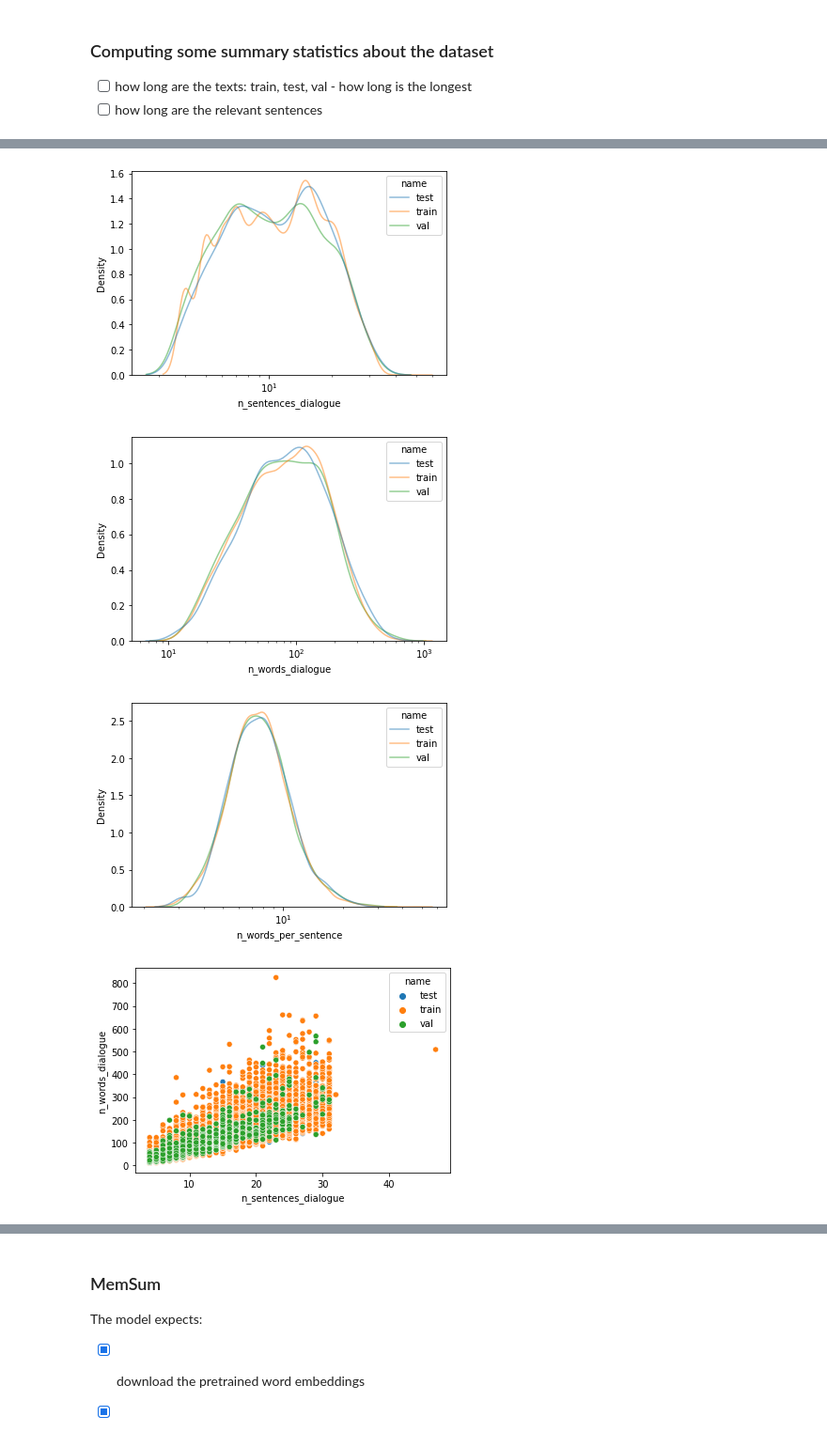
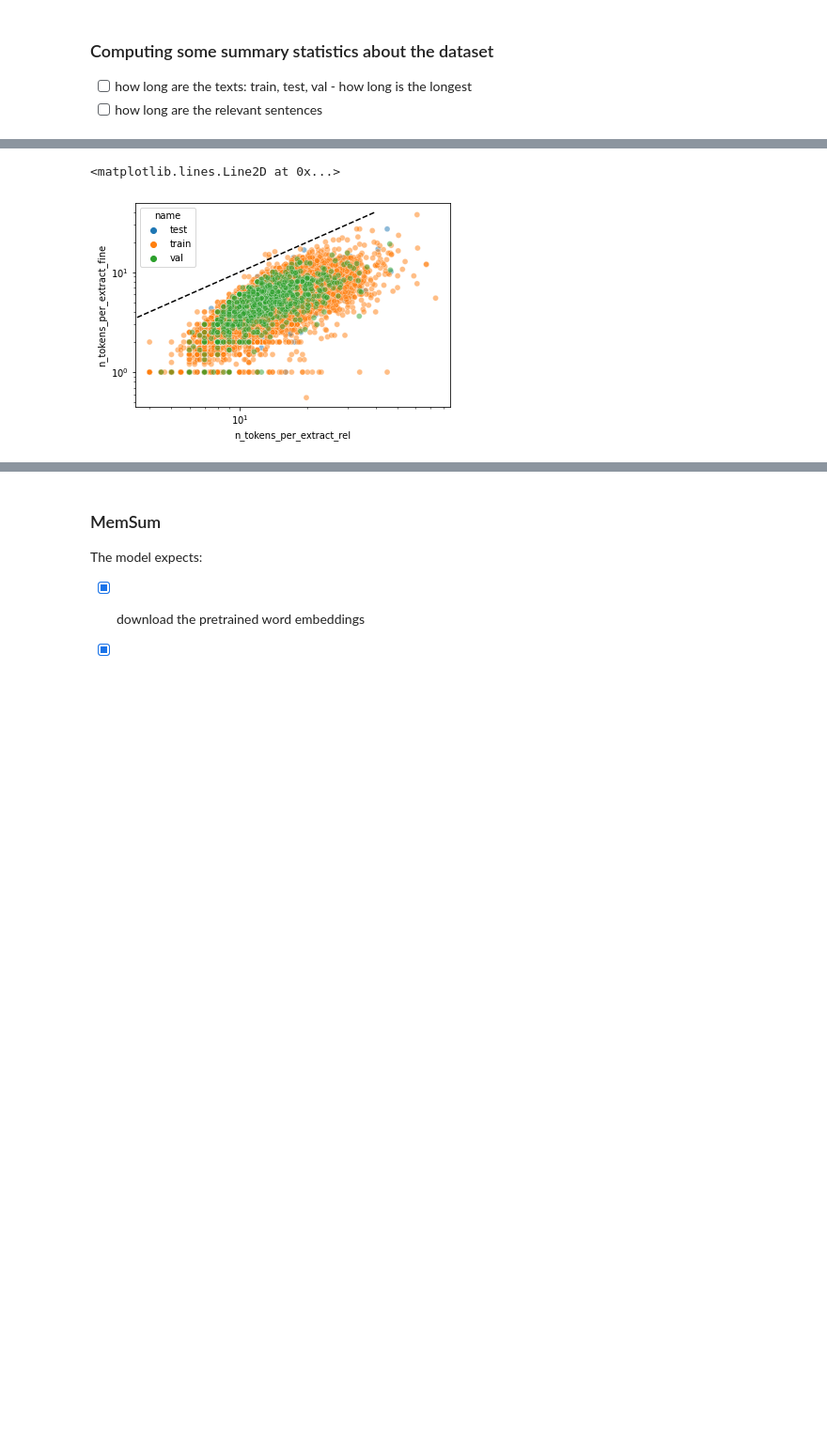
Before and after one commit to MagnusOstertag/ExtractiveSummaryModels, a Jupyter notebook: model_comparison.ipynb, the cells around one changed output, grey strips where cells are left out. Shown: that part at 94% size. Saved outputs shown, nothing was run; the diff lists cells and outputs as text; code cells hidden in the pictures; blank space fills up the shorter version.

Commit message:
tokenizer for metadata and refractoring

```diff
--- a/model_comparison.ipynb
+++ b/model_comparison.ipynb
@@ -211,22 +160,26 @@ memory usage: 1.1+ MB
 # %%
 sns.kdeplot(data=metadata, x='n_sentences_dialogue', hue='name',
             log_scale=True, common_norm=False, alpha=0.5)
 plt.show()
-sns.kdeplot(data=metadata, x='n_words_dialogue', hue='name',
+sns.kdeplot(data=metadata, x='n_tokens_dialogue', hue='name',
             log_scale=True, common_norm=False, alpha=0.5)
 plt.show()
-sns.kdeplot(data=metadata, x='n_words_per_sentence', hue='name',
+sns.kdeplot(data=metadata, x='n_tokens_per_sentence', hue='name',
             log_scale=True, common_norm=False, alpha=0.5)
 plt.show()
 
-sns.scatterplot(data=metadata, x='n_sentences_dialogue', y='n_words_dialogue', hue='name')
+sns.scatterplot(data=metadata, x='n_sentences_dialogue', y='n_tokens_dialogue', hue='name')
 plt.show()
 sns.scatterplot(data=metadata, x='n_extracts_per_summary_rel', y='n_extracts_per_summary_fine', hue='name')
 plt.show()
-sns.scatterplot(data=metadata, x='n_words_per_extract_rel', y='n_words_per_extract_fine', hue='name')
+sns.scatterplot(data=metadata, x='n_tokens_per_extract_rel', y='n_tokens_per_extract_fine', hue='name',
+                alpha=0.5)
+plt.yscale('log')
+plt.xscale('log')
+plt.plot([0, 40], [0, 40], color='black', linestyle='--')
+# plot a line parallel to the x-axis # TODO, does not work...
+plt.axhline(y=0.)
 plt.show()
 # %% [output]
+<matplotlib.lines.Line2D at 0x...>
-[figure, old version]
+[figure, new version]
-[figure, removed]
-[figure, removed]
-[figure, removed]
```
Also changed, not shown: parts of 13 cells of this notebook, 3 other files.
